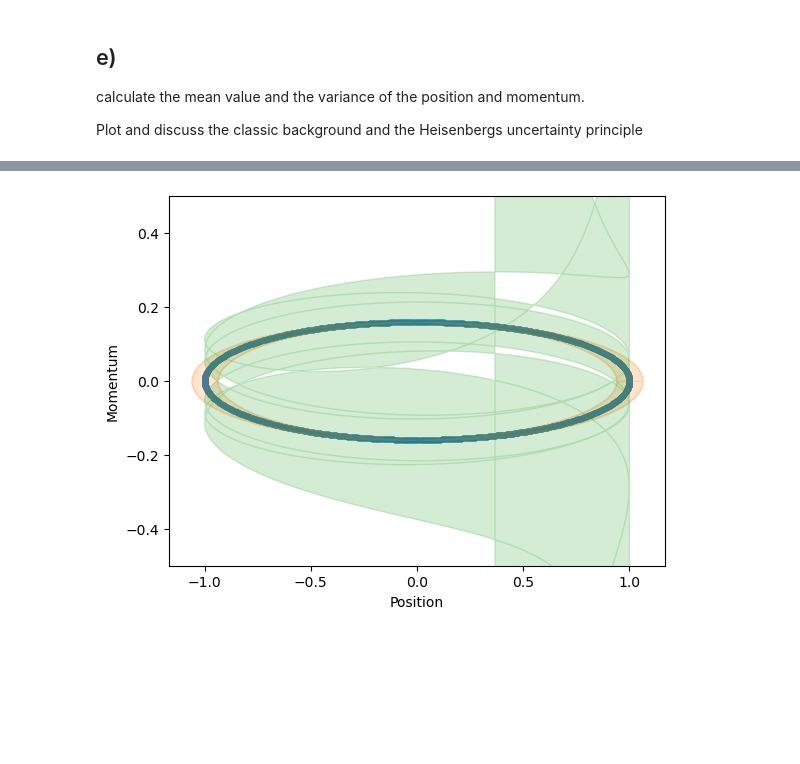
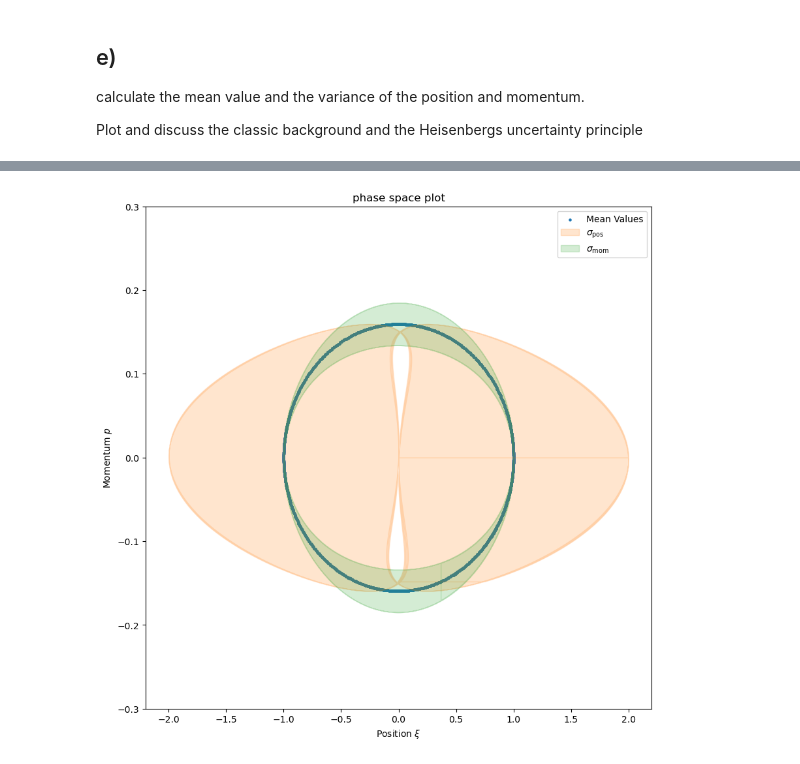
Before and after one commit to FSchierok/compPhys, a Jupyter notebook: Sheet07/A1.ipynb, the cells around one changed output, grey strips where cells are left out. Saved outputs shown, nothing was run; the diff lists cells and outputs as text; code cells hidden in the pictures; blank space fills up the shorter version.

```diff
--- a/Sheet07/A1.ipynb
+++ b/Sheet07/A1.ipynb
@@ -39,15 +77,8 @@ psi_0 /= norm(psi_0)  # normalization
 # %% [markdown]
 ## d)
 calculate $\psi_n(\tau=10)$
-# %%
-num_rows_plot = 4
-Pit = np.random.uniform(0, tauMax, num_rows_plot**2)  # Points in time
-Pit = np.sort(Pit)
-Iit = Pit / dTau  # Indices in time
-Iit = Iit.astype(int)  # Indices in time as integers
-
-steps = np.diff(Iit)
-psis = [psi_0]
-for i in range(len(steps)):
-    psis.append(mpow(TimeEvOp, steps[i]) @ psis[-1])
+# %%
+psis1 = [psi_0]
+for i in range(len(steps)):
+    psis1.append(mpow(TimeEvOp, steps[i]) @ psis1[-1])
 # %%
@@ -111,22 +147,32 @@ mom_var = np.sum((p - mom_mean[:, np.newaxis]) ** 2 * mom_density, axis=1)
 # %%
-# Create scatter plot for mean values
-plt.scatter(pos_mean, mom_mean, color="tab:blue", label="Mean Values", s=10)
+plt.figure(figsize=(10, 10))
+plt.scatter(pos_mean, mom_mean, color="tab:blue", label="Mean Values", s=5)
 
 # Create translucent fields for the one sigma area
 plt.fill_betweenx(
-    mom_mean, pos_mean - pos_std, pos_mean + pos_std, color="tab:orange", alpha=0.2
+    mom_mean,
+    pos_mean - pos_var,
+    pos_mean + pos_var,
+    color="tab:orange",
+    alpha=0.2,
+    label="$\sigma_\mathrm{pos}$",
 )
 plt.fill_between(
-    pos_mean, mom_mean - mom_std, mom_mean + mom_std, color="tab:green", alpha=0.2
+    pos_mean,
+    mom_mean - mom_var,
+    mom_mean + mom_var,
+    color="tab:green",
+    alpha=0.2,
+    label="$\sigma_\mathrm{mom}$",
 )
-# Create error bars for the momentum
+plt.xlabel(r"Position $\xi$")
+plt.ylabel("Momentum $p$")
+plt.legend()
+plt.ylim(-0.3, 0.3)
 
-# Add labels and legend
-plt.xlabel("Position")
-plt.ylabel("Momentum")
-plt.ylim(-0.5, 0.5)
 
 # Show the plot
+plt.title("phase space plot")
 plt.show()
 # %% [output]
-[figure, old version]
+[figure, new version]
```
Also changed, not shown: parts of 25 cells of this notebook.
